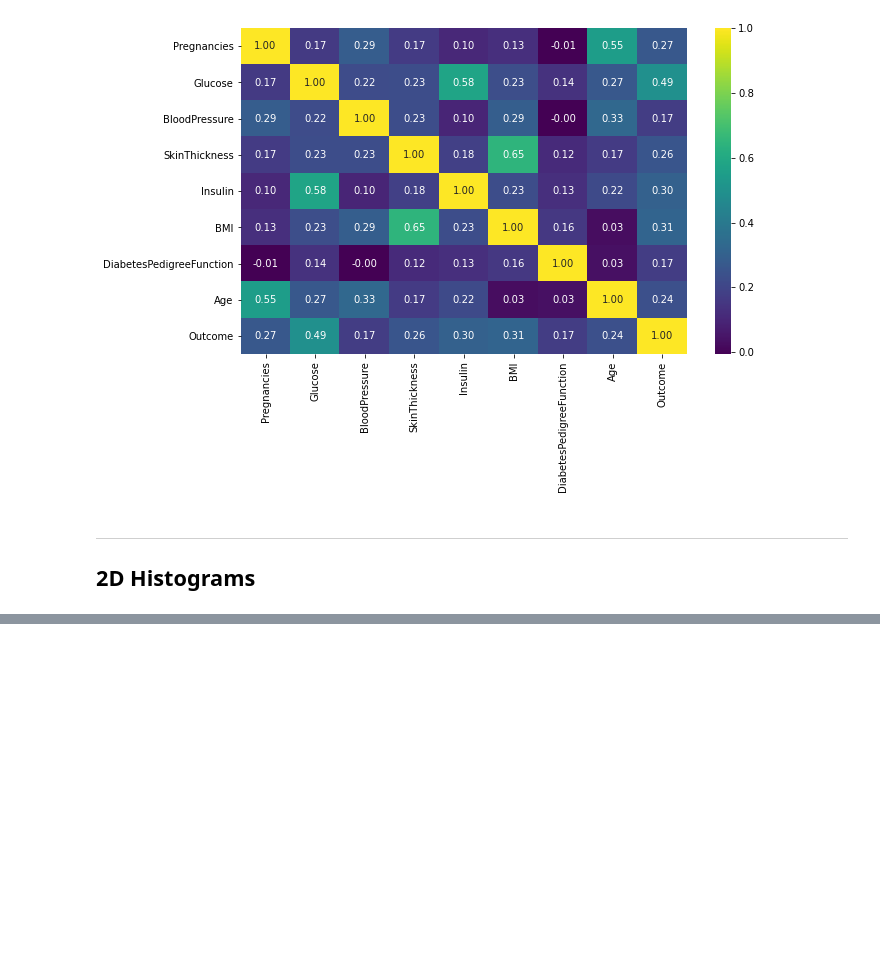
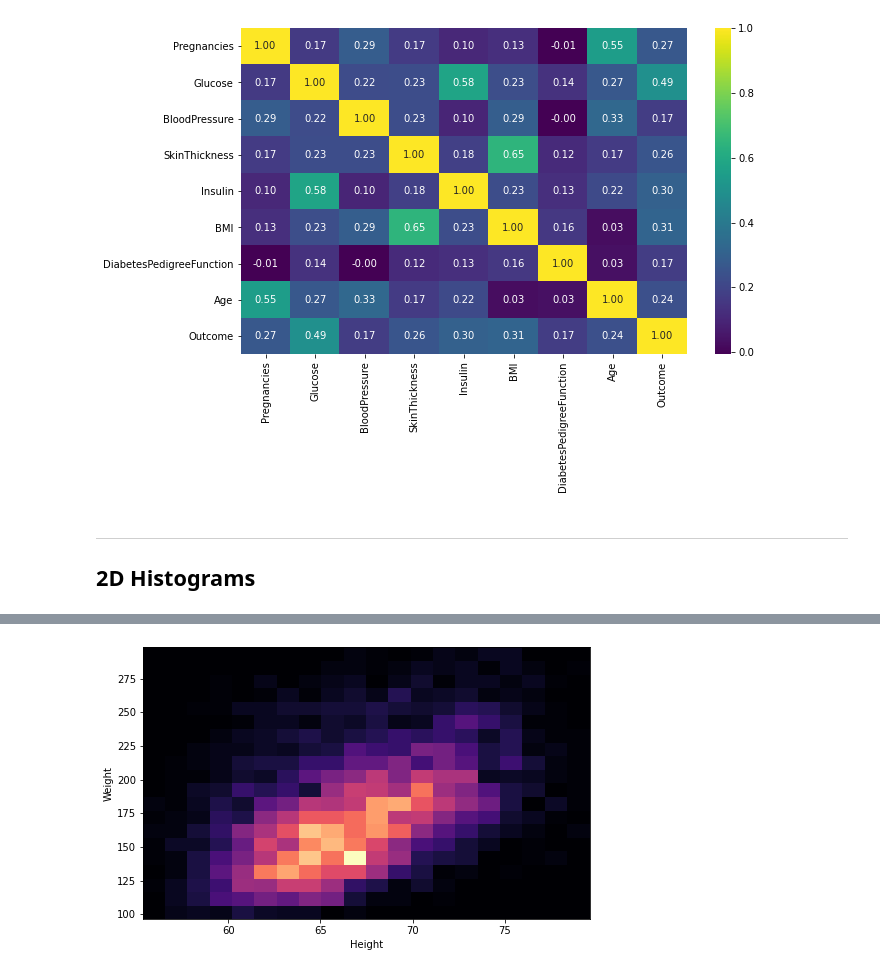
Before and after one commit to Morgan-Sell/py_stats_analysis, a Jupyter notebook: 18_ND_plots.ipynb, the cells around one changed output, grey strips where cells are left out. Cells and saved outputs as stored; diff of their text form; code cells hidden in the pictures; blank space fills up the shorter version.

```diff
--- a/18_ND_plots.ipynb
+++ b/18_ND_plots.ipynb
@@ -103,0 +102,4 @@ df2 = pd.read_cscv
+# %%
+df2 = pd.read_csv("data/height_weight.csv")
+df2.info()
+df2.describe()
@@ -103,0 +126,7 @@ df2 = pd.read_cscv
+# %%
+plt.figure(figsize=(8,5))
+plt.hist2d(df2.height, df2.weight, bins=20, cmap="magma")
+plt.xlabel("Height")
+plt.ylabel("Weight");
+# %% [output]
+[figure, added]
```
Also changed, not shown: parts of 9 cells of this notebook, 1 other file.
